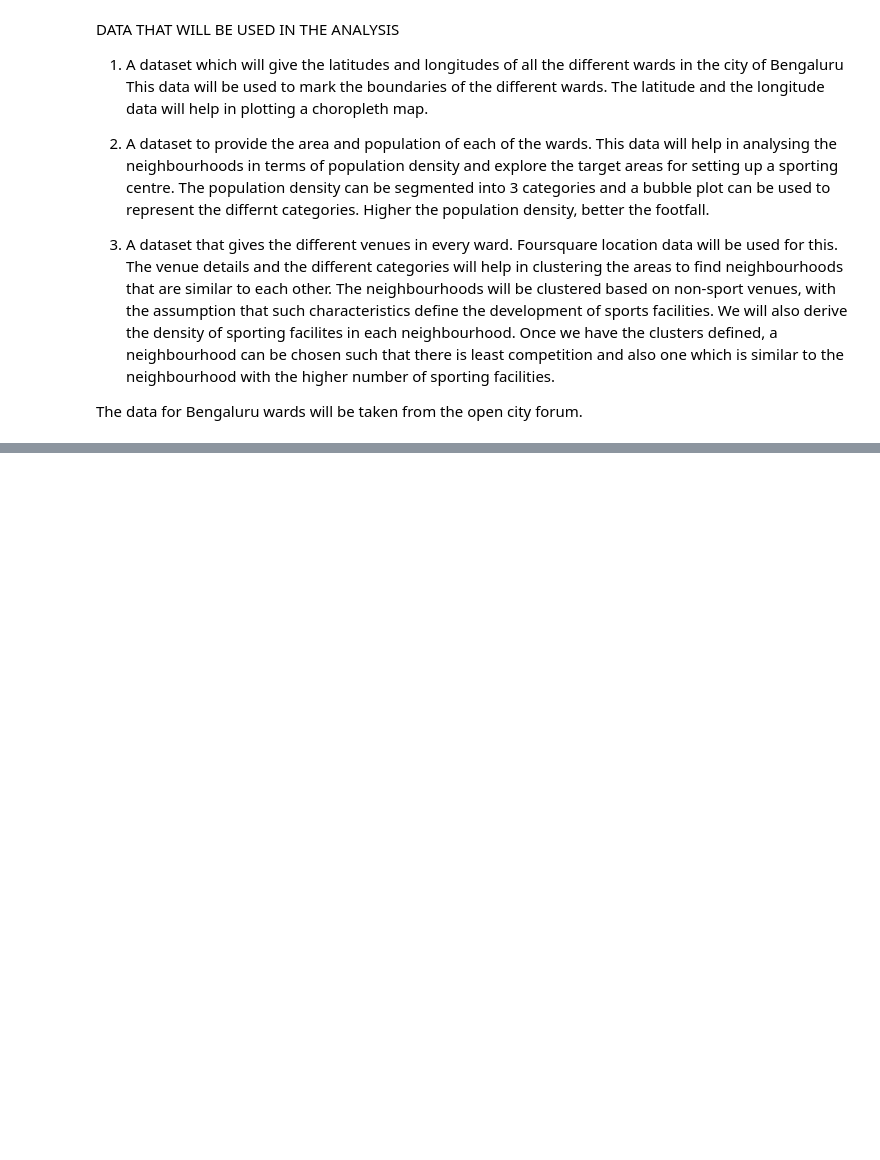
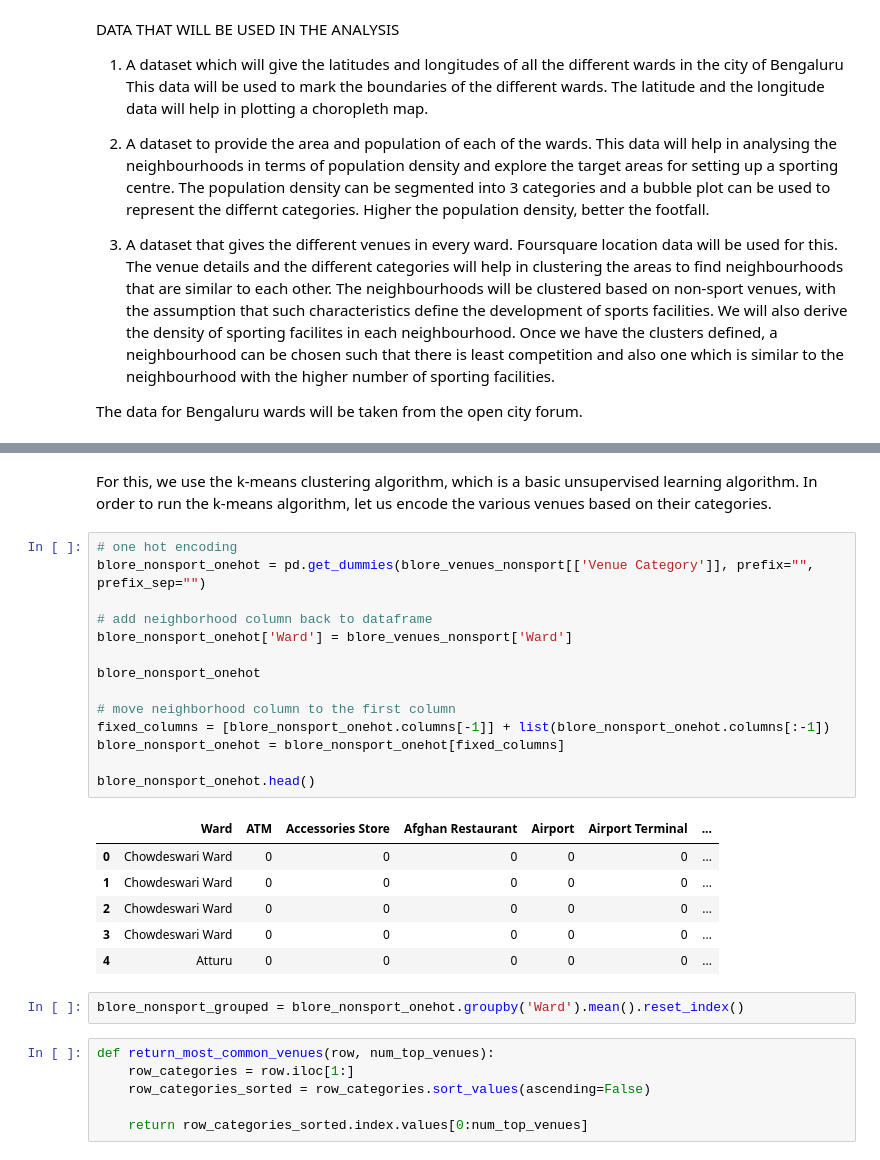
Before and after one commit to preethkrish/Coursera_Capstone, a Jupyter notebook: Exploring_Neighbourhoods_in_Bengaluru.ipynb, the cells around one changed output, grey strips where cells are left out. Saved outputs shown, nothing was run; the diff lists cells and outputs as text; blank space fills up the shorter version.

```diff
--- a/Exploring_Neighbourhoods_in_Bengaluru.ipynb
+++ b/Exploring_Neighbourhoods_in_Bengaluru.ipynb
@@ -33,0 +422,31 @@ The data for Bengaluru wards will be taken from the open city forum.
+# %% [markdown]
+For this, we use the k-means clustering algorithm, which is a basic unsupervised learning algorithm. In order to run the k-means algorithm, let us encode the various venues based on their categories.
+# %%
+# one hot encoding
+blore_nonsport_onehot = pd.get_dummies(blore_venues_nonsport[['Venue Category']], prefix="", prefix_sep="")
+
+# add neighborhood column back to dataframe
+blore_nonsport_onehot['Ward'] = blore_venues_nonsport['Ward']
+
+blore_nonsport_onehot
+
+# move neighborhood column to the first column
+fixed_columns = [blore_nonsport_onehot.columns[-1]] + list(blore_nonsport_onehot.columns[:-1])
+blore_nonsport_onehot = blore_nonsport_onehot[fixed_columns]
+
+blore_nonsport_onehot.head()
+# %% [output]
+|  | Ward | ATM | Accessories Store | Afghan Restaurant | Airport | Airport Terminal | ... |
+| 0 | Chowdeswari Ward | 0 | 0 | 0 | 0 | 0 | ... |
+| 1 | Chowdeswari Ward | 0 | 0 | 0 | 0 | 0 | ... |
+| 2 | Chowdeswari Ward | 0 | 0 | 0 | 0 | 0 | ... |
+| 3 | Chowdeswari Ward | 0 | 0 | 0 | 0 | 0 | ... |
+| 4 | Atturu | 0 | 0 | 0 | 0 | 0 | ... |
+# %%
+blore_nonsport_grouped = blore_nonsport_onehot.groupby('Ward').mean().reset_index()
+# %%
+def return_most_common_venues(row, num_top_venues):
+    row_categories = row.iloc[1:]
+    row_categories_sorted = row_categories.sort_values(ascending=False)
+
+    return row_categories_sorted.index.values[0:num_top_venues]
```
Also changed, not shown: parts of 39 cells of this notebook.
